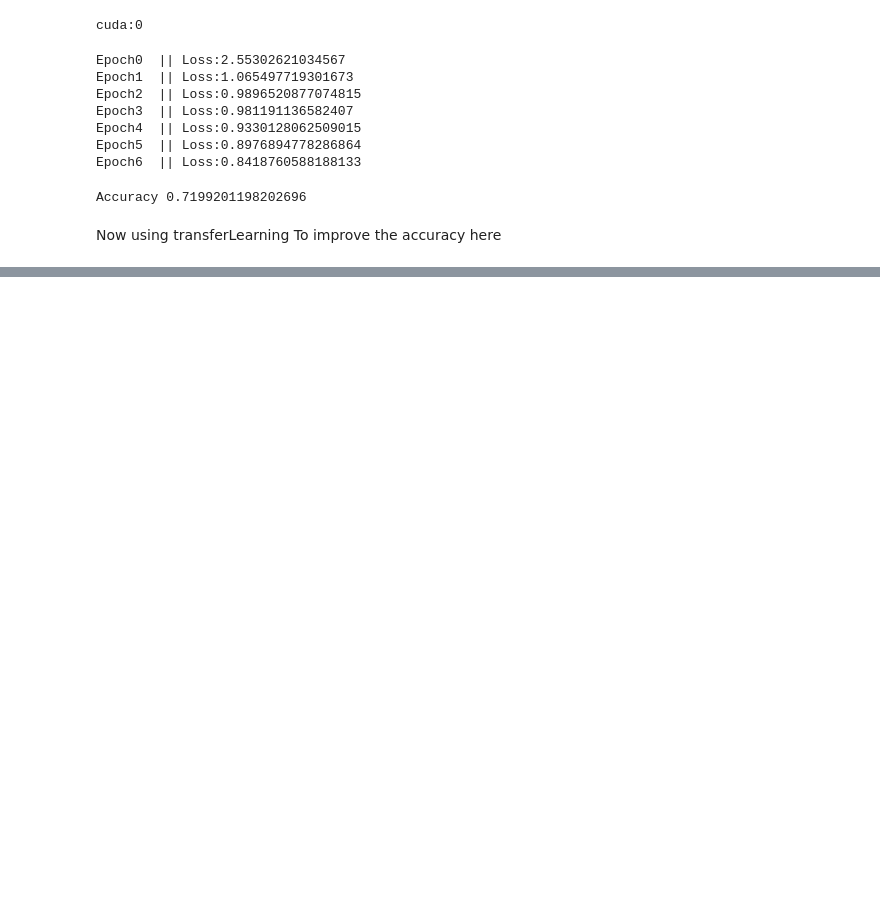
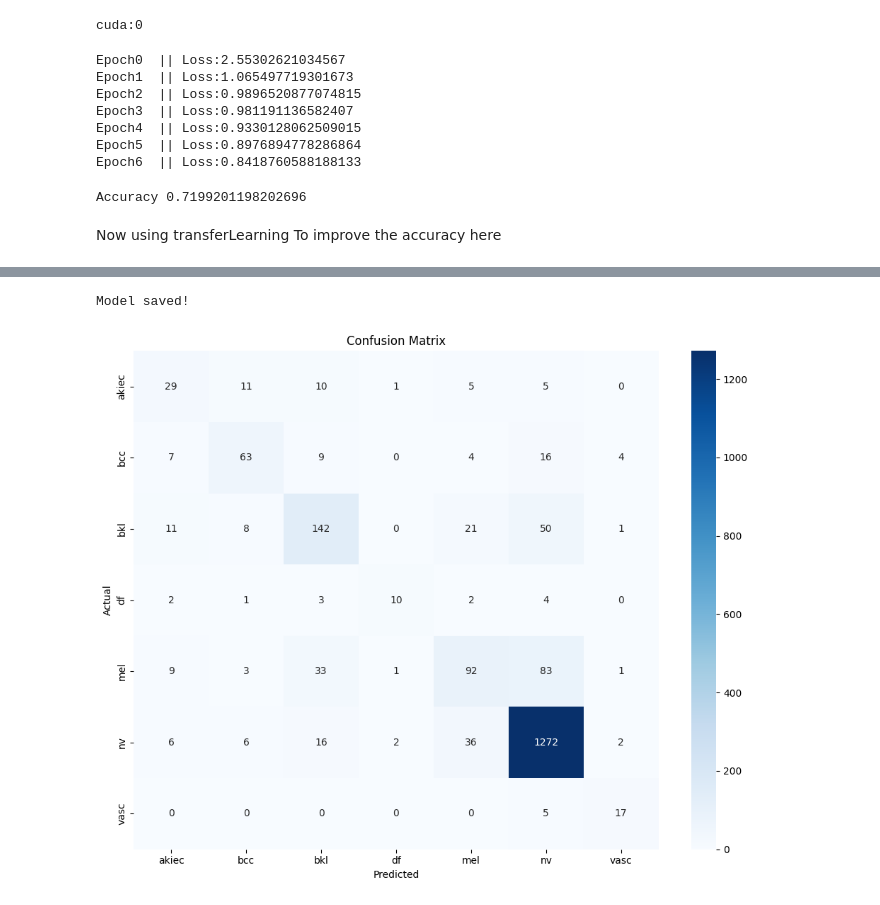
Before and after one commit to hajuri07/Pytorch-Skin-Diseases-classification, a Jupyter notebook: Notebook.ipynb, the cells around one changed output, grey strips where cells are left out. Drawn from its saved outputs; the diff is of its cells as text; code cells hidden in the pictures; blank space fills up the shorter version.

```diff
--- a/Notebook.ipynb
+++ b/Notebook.ipynb
@@ -184,0 +236,2 @@ Now using transferLearning To improve the accuracy here
+# %%
+model  = model.to(device)
@@ -184,0 +260,18 @@ Now using transferLearning To improve the accuracy here
+# %%
+model.eval()
+correct = 0
+total = 0
+
+with torch.no_grad():
+    for images, labels in test_dataloader:
+        images = images.to(device)
+        labels = labels.to(device)
+        outputs = model(images)
+        _, predicted = torch.max(outputs, 1)
+        total += labels.size(0)
+        correct += (predicted == labels).sum().item()
+
+    val_acc = 100 * correct / total
+    scheduler.step(avg_loss)
+
+    print(f"Epoch {epoch+1}/20 | Loss: {avg_loss:.4f} | Val Acc: {val_acc:.2f}%")
@@ -184,0 +280,33 @@ Now using transferLearning To improve the accuracy here
+# %%
+torch.save(model.state_dict(), 'skin_disease_efficientnet.pth')
+print("Model saved!")
+# %% [output]
+Model saved!
+# %%
+
+all_preds = []
+all_labels = []
+
+model.eval()
+with torch.no_grad():
+    for images, labels in test_dataloader:
+        images = images.to(device)
+        labels = labels.to(device)
+        outputs = model(images)
+        _, predicted = torch.max(outputs, 1)
+        all_preds.extend(predicted.cpu().numpy())
+        all_labels.extend(labels.cpu().numpy())
+
+# confusion matrix
+cm = confusion_matrix(all_labels, all_preds)
+plt.figure(figsize=(10, 8))
+sns.heatmap(cm, annot=True, fmt='d', cmap='Blues',
+            xticklabels=CLASS_NAMES,
+            yticklabels=CLASS_NAMES)
+plt.xlabel('Predicted')
+plt.ylabel('Actual')
+plt.title('Confusion Matrix')
+plt.tight_layout()
+plt.show()
+# %% [output]
+[figure, added]
```
Also changed, not shown: parts of 21 cells of this notebook.
